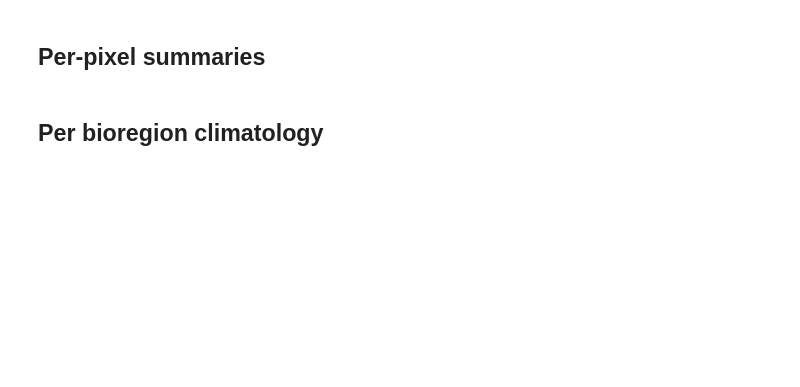
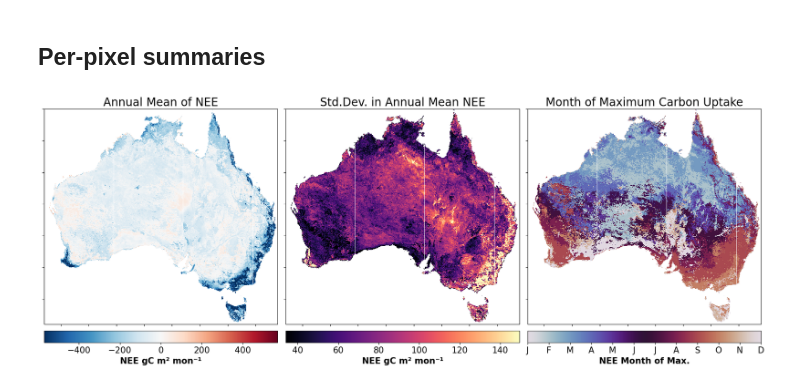
Before and after one commit to cbur24/AusEFlux, a Jupyter notebook: notebooks/historical/7_Plot_predictions.ipynb, the cells around one changed output. Saved outputs shown, nothing was run; the diff lists cells and outputs as text; code cells hidden in the pictures; blank space fills up the shorter version.

```diff
--- a/notebooks/historical/7_Plot_predictions.ipynb
+++ b/notebooks/historical/7_Plot_predictions.ipynb
@@ -27,9 +27,9 @@ client
 # %% [markdown]
 ## Analysis Parameters
 # %%
-var = 'GPP'
-suffix='20240214'
-results_name = f'{var}_5km_LGBM_2003_2022_{version}.nc'
+var = 'NEE'
+version='v1.2'
+results_name = f'AusEFlux_{var}_2003_2022_5km_quantiles_{version}.nc'
 
 base = '/g/data/os22/chad_tmp/AusEFlux/'
 # results_name = var+'_2003_2022_1km_quantiles.nc'
@@ -39,8 +39,6 @@ base = '/g/data/os22/chad_tmp/AusEFlux/'
 # %% [markdown]
 ### Open predictions
 # %%
-ds = xr.open_dataarray(f'{base}results/predictions/'+results_name,
-                        chunks=dict(time=1)
-                      )
+ds = xr.open_dataset(f'{base}results/predictions/'+results_name)
 ds = assign_crs(ds, crs='EPSG:4326')
 ds.attrs['nodata'] = np.nan
@@ -86,12 +133,12 @@ plt.savefig(f'{base}results/figs/'+var+'_aus_timeseries_with_boxplot_'+suffix+'.
 # %% [markdown]
 ## Per-pixel summaries
 # %%
-annual_mean = ds.resample(time='1Y').sum().mean('time')
-annual_std = ds.resample(time='1Y').sum().std('time')
+annual_mean = ds[var+'_median'].resample(time='1Y').sum().mean('time')
+annual_std = ds[var+'_median'].resample(time='1Y').sum().std('time')
 
 scaled_variance = annual_std / annual_mean
 # %%
-monthly_mean = ds.sel(time=slice('1982', '2022')).groupby('time.month').mean() #.sel(time=slice('2003','2015'))
+monthly_mean = ds[var+'_median'].groupby('time.month').mean()
 
 if var == 'NEE':
     max_mean_month = allNaN_arg(monthly_mean, 'month', 'min')
@@ -100,23 +147,17 @@ else:
 # %%
 fig,ax = plt.subplots(1,3, figsize=(18,7), sharey=True)
 font=20
-vmax = 0.000025
-vmin = 0
-vmax_sd_nee=0.0000015
-vmin_sd_nee=0
-vmax_sd=0.00000275
-vmin_sd=0.0000
-# vmax=3e-6, vmin=-3e-6
+
 if var == 'NEE':
-    im = annual_mean.rename(var+' PgC/year').where(annual_mean!=0).plot.imshow(ax=ax[0], cmap='RdBu_r', vmax=1e-4, vmin=-1e-4, add_colorbar=False, add_labels=False)
+    im = annual_mean.rename(var+' gC m\N{SUPERSCRIPT TWO} mon⁻¹').where(annual_mean!=0).plot.imshow(ax=ax[0], cmap='RdBu_r', robust=True, add_colorbar=False, add_labels=False)
     cbar = plt.colorbar(im, location='bottom', pad=0.025, ax=ax[0])
-    cbar.set_label(label=var+' PgC/year', size=15, weight='bold')
+    cbar.set_label(label=var+' gC m\N{SUPERSCRIPT TWO} mon⁻¹', size=15, weight='bold')
     cbar.ax.tick_params(labelsize=15)
-    cbar.formatter.set_powerlimits((0, 0))
+    # cbar.formatter.set_powerlimits((0, 0))
 else:
-    im = annual_mean.rename(var+' PgC/year').where(annual_mean!=0).plot.imshow(ax=ax[0], cmap='viridis', robust=True, add_colorbar=False, add_labels=False)
+    im = annual_mean.rename(var+' gC m\N{SUPERSCRIPT TWO} mon⁻¹').where(annual_mean!=0).plot.imshow(ax=ax[0], cmap='viridis', robust=True, add_colorbar=False, add_labels=False)
     cbar = plt.colorbar(im, location='bottom', pad=0.025, ax=ax[0])
-    cbar.set_label(label=var+' PgC/year', size=15, weight='bold')
+    cbar.set_label(label=var+' gC m\N{SUPERSCRIPT TWO} mon⁻¹', size=15, weight='bold')
     cbar.ax.tick_params(labelsize=15)
 
 if var=='NEE':
@@ -125,33 +166,36 @@ else:
     im1 = annual_std.rename('').where(annual_mean!=0).plot.imshow(ax=ax[1], cmap='magma',robust=True, add_colorbar=False, add_labels=False)
 
 cbar1 = plt.colorbar(im1, location='bottom', pad=0.025, ax=ax[1])
-cbar1.set_label(label=var+' Std. Dev.', size=15, weight='bold')
+cbar1.set_label(label=var+' gC m\N{SUPERSCRIPT TWO} mon⁻¹', size=15, weight='bold')
 cbar1.ax.tick_params(labelsize=15)
 
 im2 = max_mean_month.plot.imshow(vmin=1, vmax=12, ax=ax[2], cmap='twilight', add_colorbar=False, add_labels=False)
 cbar2 = plt.colorbar(im2, spacing='uniform', ax=ax[2], location='bottom', pad=0.025)
 cbar2.set_ticks([1,2,3,4,5,6,7,8,9,10,11,12])
 cbar2.set_ticklabels(["J","F","M","A","M","J","J","A","S","O","N","D"], fontsize=15)
 cbar2.set_label(label=var+' Month of Max.', size=15, weight='bold')
-
 
 ax[0].set_yticklabels([])
 ax[0].set_ylabel('')
 ax[0].set_xlabel('')
 ax[0].set_xticklabels([])
 ax[1].set_yticklabels([])
 ax[1].set_xticklabels([])
 ax[2].set_yticklabels([])
 ax[2].set_xticklabels([])
 
 ax[0].set_title('Annual Mean of '+var,fontsize=font)
 ax[1].set_title('Std.Dev. in Annual Mean '+var, fontsize=font)
 
 if var=='NEE':
     ax[2].set_title('Month of Maximum Carbon Uptake', fontsize=font);
 else:
     ax[2].set_title('Month of Maximum '+var, fontsize=font);
 
 plt.tight_layout();
 # plt.savefig('/g/data/os22/chad_tmp/NEE_modelling/results/figs/'+var+'_perpixel_summaries_'+suffix+'.png')
+
+plt.savefig(f'{base}results/figs/{var}_perpixel_summaries_{version}.png', bbox_inches='tight', dpi=300)
+# %% [output]
+[figure, added]
 # %%
@@ -175,2 +215,0 @@ ax.set_ylabel('PgC/year', fontsize=15);
-# %% [markdown]
-## Per bioregion climatology
```
Also changed, not shown: parts of 20 cells of this notebook, 3 other files.
